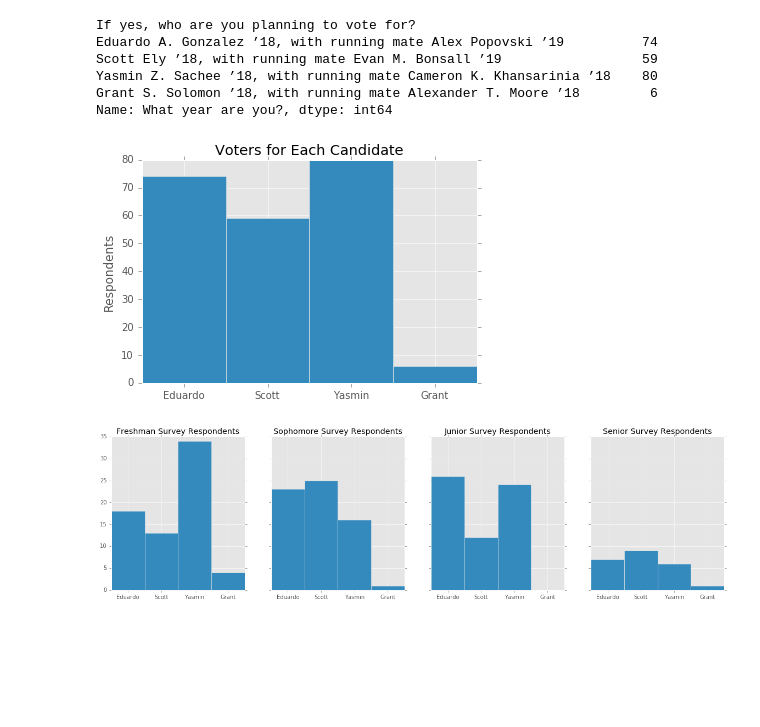
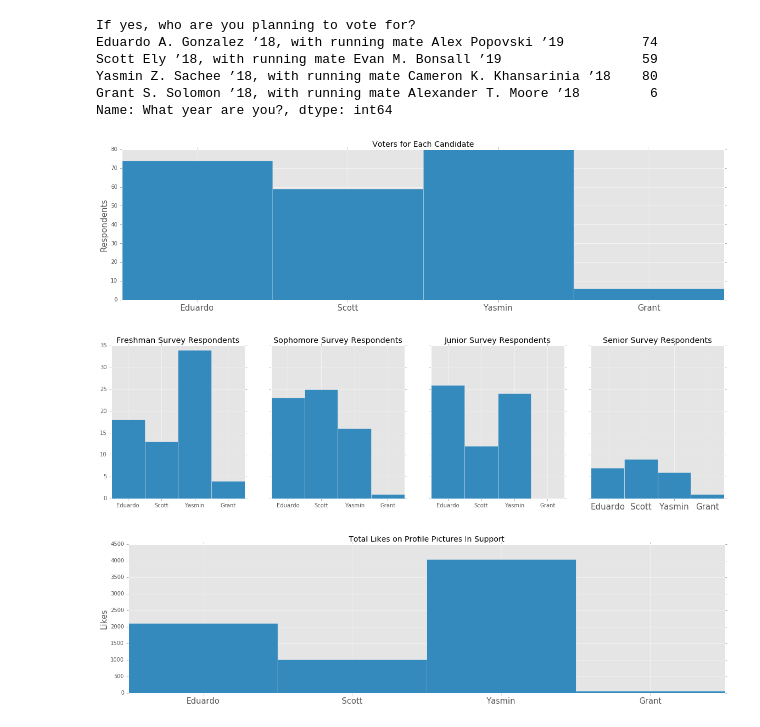
Before and after one commit to HarvardOpenData/sixteenthirtysix, a Jupyter notebook: Data Analysis.ipynb, the cells around one changed output. Saved outputs shown, nothing was run; the diff lists cells and outputs as text; code cells hidden in the pictures; blank space fills up the shorter version.

```diff
--- a/Data Analysis.ipynb
+++ b/Data Analysis.ipynb
@@ -5,12 +5,13 @@ import numpy as np
 % matplotlib inline
 plt.style.use('ggplot')
 # %%
-df = pd.read_csv('UC Elections (Responses) - Form Responses 1.csv', index_col = 'Timestamp')
+df = pd.read_csv('data/poll-responses.csv', index_col = 'Timestamp')
 # %%
 candidates = ['Eduardo A. Gonzalez ’18, with running mate Alex Popovski ’19',
               'Scott Ely ’18, with running mate Evan M. Bonsall ’19',
               'Yasmin Z. Sachee ’18, with running mate Cameron K. Khansarinia ’18',
               'Grant S. Solomon ’18, with running mate Alexander T. Moore ’18']
+candidates_short = ['Eduardo', "Scott", "Yasmin", "Grant"]
 years = ['Freshman', 'Sophomore', 'Junior', 'Senior']
 # %%
 voting = df[df['Are you planning to vote in the UC Election?'] == 'Yes']
@@ -47,13 +48,14 @@ Yasmin Z. Sachee ’18, with running mate Cameron K. Khansarinia ’18    80
 Grant S. Solomon ’18, with running mate Alexander T. Moore ’18         6
 Name: What year are you?, dtype: int64
 # %%
+plt.figure(figsize = (20, 5))
 plt.bar(np.arange(0, 4), voting_breakdown.values, width = 1.0)
 plt.title("Voters for Each Candidate")
-plt.xticks(np.arange(0.5, 4), ['Eduardo', 'Scott', 'Yasmin', 'Grant'])
-plt.ylabel('Respondents')
+plt.xticks(np.arange(0.5, 4), candidates_short, fontsize = 15)
+plt.ylabel('Respondents', fontsize = 15)
 plt.show()
 # %% [output]
-[figure, old version]
+[figure, new version]
 # %%
 fig, ax = plt.subplots(1, 4, figsize = (20, 5), sharex = True, sharey = True)
 ax_ind = 0
@@ -74,7 +76,7 @@ for year in years:
 
     ax[ax_ind].bar(np.arange(0, 4), votes, width = 1.0)
     ax[ax_ind].set_title(year + " Survey Respondents")
-    plt.xticks(np.arange(0.5, 4), ['Eduardo', 'Scott', 'Yasmin', 'Grant'])
+    plt.xticks(np.arange(0.5, 4), candidates_short)
     ax_ind += 1
 # %% [output]
-[figure, old version]
+[figure, new version]
@@ -80,0 +86,9 @@ for year in years:
+# %%
+plt.figure(figsize = (20, 5))
+plt.bar(np.arange(0, 4), likes, width = 1.0)
+plt.title("Total Likes on Profile Pictures In Support")
+plt.xticks(np.arange(0.5, 4), candidates_short, fontsize = 15)
+plt.ylabel('Likes', fontsize = 15)
+plt.show()
+# %% [output]
+[figure, added]
```
Also changed, not shown: parts of 6 cells of this notebook.
